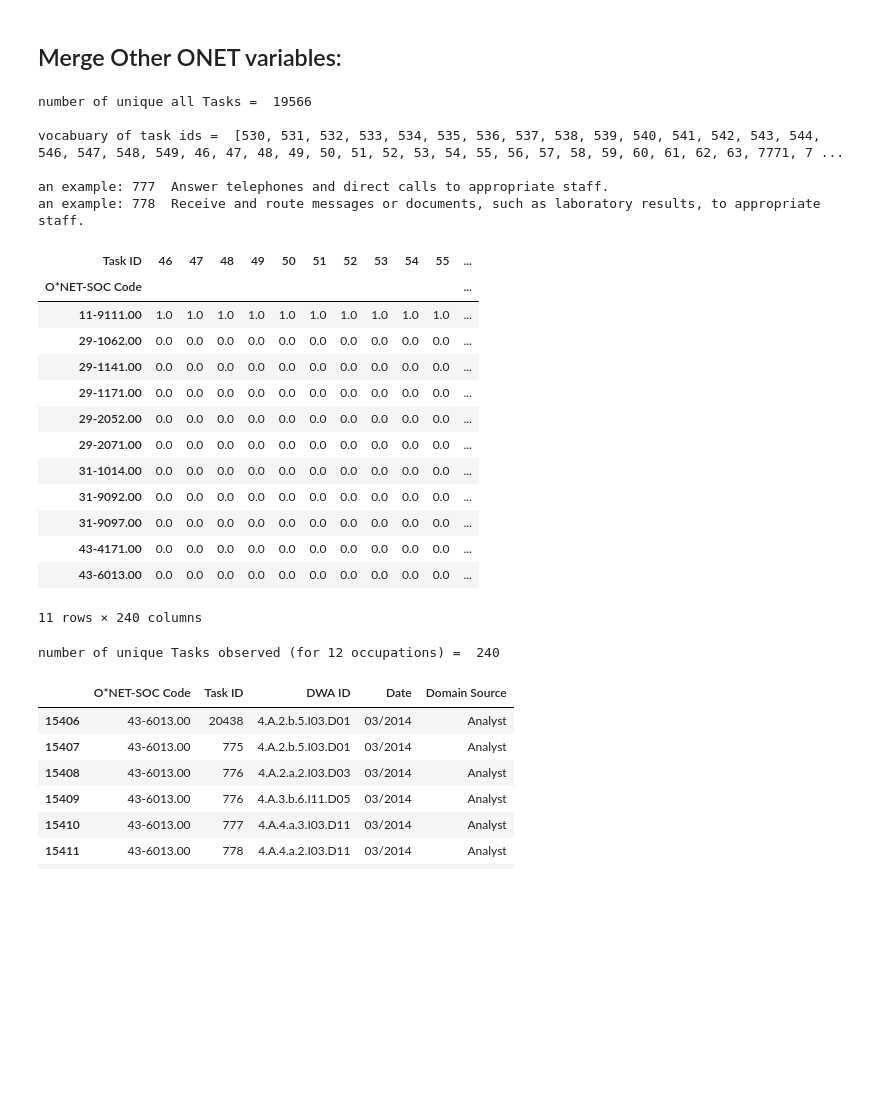
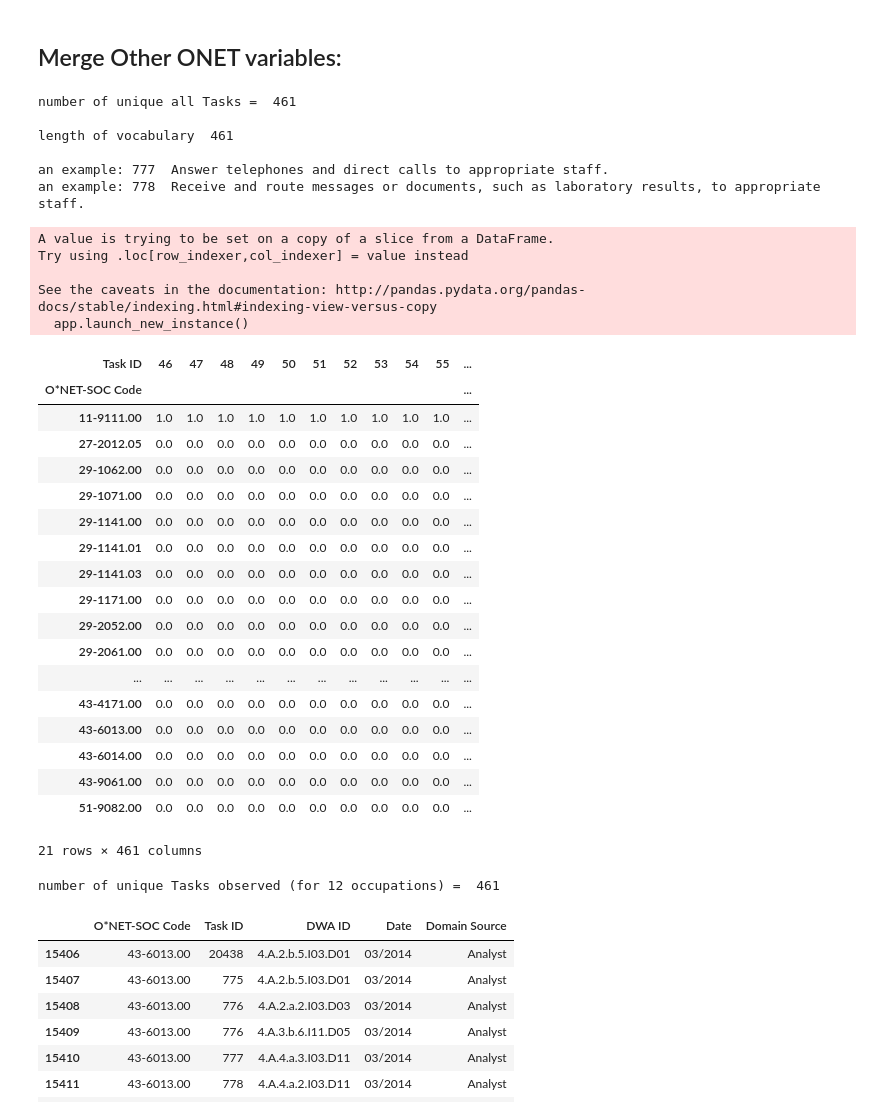
Before and after one commit to PDuckworth/FutureOf, a Jupyter notebook: FutureOfHealthcare/occupation_onet_variables.ipynb, the cells around one changed output. Saved outputs shown, nothing was run; the diff lists cells and outputs as text; code cells hidden in the pictures; blank space fills up the shorter version.

```diff
--- a/FutureOfHealthcare/occupation_onet_variables.ipynb
+++ b/FutureOfHealthcare/occupation_onet_variables.ipynb
@@ -12,11 +12,14 @@ Observational Data:
 import os
 import numpy as np
 import pandas as pd
+import getpass
 import matplotlib.pyplot as plt
 %matplotlib inline
 
-datasets = '/home/paul/Datasets/ONET/'
-excel_doc = pd.ExcelFile(os.path.join(datasets, 'FoHC/Future of healthcare sample data.xlsx'))
+datasets = '/home/'+ getpass.getuser() +'/Datasets/ONET/'
+print datasets
+d = os.path.join(datasets, 'FoHC/Future of healthcare sample data.xlsx')
+excel_doc = pd.ExcelFile(d)
 matts_data = excel_doc.parse("Data").fillna("-")
 
 matts_data
@@ -117,10 +139,10 @@ for ind, (onet_occ, ob_occ) in enumerate(sorted(occupations_mapping.items())):
 
 # df.index = [range(len(occupations_mapping))]
 
-cols = ['Observed Occupation', 'O*NET-SOC Code', 'O*NET Occupation title', 'Description']
+cols = ['Observed Occupation', 'O*NET Occupation title', 'O*NET-SOC Code','Description']
 df = df[cols]
 # df.to_csv('/home/paul/example.csv')
-
+print df.shape
 df
 # %% [output]
 A value is trying to be set on a copy of a slice from a DataFrame.
@@ -205,48 +202,59 @@ Merge Other ONET variables:
 ---
 # %%
 #Tasks per SOC:
-tasks = pd.read_table(os.path.join(datasets, 'databases/db2016/Task Statements.txt'), sep='\t')
+tasks_all = pd.read_table(os.path.join(datasets, 'databases/db2016/Task Statements.txt'), sep='\t')
 print "\nnumber of unique all Tasks = ", tasks["Task ID"].nunique()
 
-tasks = tasks[ tasks['O*NET-SOC Code'].isin(df['O*NET-SOC Code'].values)]
+tasks_red = tasks_all[ tasks_all['O*NET-SOC Code'].isin(df['O*NET-SOC Code'].values)]
 
-vocabulary = dict(zip(tasks['Task ID'], tasks['Task']))
-print "\nvocabuary of task ids = ", vocabulary.keys()
-
+vocabulary = dict(zip(tasks_red['Task ID'], tasks_red['Task']))
+print "\nlength of vocabulary ", len(vocabulary.keys())
+# print "\nvocabuary of task ids = ", vocabulary.keys()
 print "\nan example: 777 ", vocabulary[777]
 print "an example: 778 ", vocabulary[778]
 
+
 variables = ['O*NET-SOC Code', 'Task ID']
-tasks = tasks[variables]
+tasks = tasks_red[variables]
 tasks['bin'] = 1
 
 pivot = tasks.pivot(index = 'O*NET-SOC Code', columns='Task ID', values='bin').fillna(0)
 pivot
 # %% [output]
-number of unique all Tasks =  19566
+number of unique all Tasks =  461
 
-vocabuary of task ids =  [530, 531, 532, 533, 534, 535, 536, 537, 538, 539, 540, 541, 542, 543, 544, 546, 547, 548, 549, 46, 47, 48, 49, 50, 51, 52, 53, 54, 55, 56, 57, 58, 59, 60, 61, 62, 63, 7771, 7 ...
+length of vocabulary  461
 
 an example: 777  Answer telephones and direct calls to appropriate staff.
 an example: 778  Receive and route messages or documents, such as laboratory results, to appropriate staff.
+A value is trying to be set on a copy of a slice from a DataFrame.
+Try using .loc[row_indexer,col_indexer] = value instead
+
+See the caveats in the documentation: http://pandas.pydata.org/pandas-docs/stable/indexing.html#indexing-view-versus-copy
+  app.launch_new_instance()
 | Task ID | 46 | 47 | 48 | 49 | 50 | 51 | 52 | 53 | 54 | 55 | ... |
 | O*NET-SOC Code |  |  |  |  |  |  |  |  |  |  | ... |
 | 11-9111.00 | 1.0 | 1.0 | 1.0 | 1.0 | 1.0 | 1.0 | 1.0 | 1.0 | 1.0 | 1.0 | ... |
+| 27-2012.05 | 0.0 | 0.0 | 0.0 | 0.0 | 0.0 | 0.0 | 0.0 | 0.0 | 0.0 | 0.0 | ... |
 | 29-1062.00 | 0.0 | 0.0 | 0.0 | 0.0 | 0.0 | 0.0 | 0.0 | 0.0 | 0.0 | 0.0 | ... |
+| 29-1071.00 | 0.0 | 0.0 | 0.0 | 0.0 | 0.0 | 0.0 | 0.0 | 0.0 | 0.0 | 0.0 | ... |
 | 29-1141.00 | 0.0 | 0.0 | 0.0 | 0.0 | 0.0 | 0.0 | 0.0 | 0.0 | 0.0 | 0.0 | ... |
+| 29-1141.01 | 0.0 | 0.0 | 0.0 | 0.0 | 0.0 | 0.0 | 0.0 | 0.0 | 0.0 | 0.0 | ... |
+| 29-1141.03 | 0.0 | 0.0 | 0.0 | 0.0 | 0.0 | 0.0 | 0.0 | 0.0 | 0.0 | 0.0 | ... |
 | 29-1171.00 | 0.0 | 0.0 | 0.0 | 0.0 | 0.0 | 0.0 | 0.0 | 0.0 | 0.0 | 0.0 | ... |
 | 29-2052.00 | 0.0 | 0.0 | 0.0 | 0.0 | 0.0 | 0.0 | 0.0 | 0.0 | 0.0 | 0.0 | ... |
-| 29-2071.00 | 0.0 | 0.0 | 0.0 | 0.0 | 0.0 | 0.0 | 0.0 | 0.0 | 0.0 | 0.0 | ... |
-| 31-1014.00 | 0.0 | 0.0 | 0.0 | 0.0 | 0.0 | 0.0 | 0.0 | 0.0 | 0.0 | 0.0 | ... |
-| 31-9092.00 | 0.0 | 0.0 | 0.0 | 0.0 | 0.0 | 0.0 | 0.0 | 0.0 | 0.0 | 0.0 | ... |
-| 31-9097.00 | 0.0 | 0.0 | 0.0 | 0.0 | 0.0 | 0.0 | 0.0 | 0.0 | 0.0 | 0.0 | ... |
+| 29-2061.00 | 0.0 | 0.0 | 0.0 | 0.0 | 0.0 | 0.0 | 0.0 | 0.0 | 0.0 | 0.0 | ... |
+| ... | ... | ... | ... | ... | ... | ... | ... | ... | ... | ... | ... |
 | 43-4171.00 | 0.0 | 0.0 | 0.0 | 0.0 | 0.0 | 0.0 | 0.0 | 0.0 | 0.0 | 0.0 | ... |
 | 43-6013.00 | 0.0 | 0.0 | 0.0 | 0.0 | 0.0 | 0.0 | 0.0 | 0.0 | 0.0 | 0.0 | ... |
+| 43-6014.00 | 0.0 | 0.0 | 0.0 | 0.0 | 0.0 | 0.0 | 0.0 | 0.0 | 0.0 | 0.0 | ... |
+| 43-9061.00 | 0.0 | 0.0 | 0.0 | 0.0 | 0.0 | 0.0 | 0.0 | 0.0 | 0.0 | 0.0 | ... |
+| 51-9082.00 | 0.0 | 0.0 | 0.0 | 0.0 | 0.0 | 0.0 | 0.0 | 0.0 | 0.0 | 0.0 | ... |
-11 rows × 240 columns
+21 rows × 461 columns
 # %%
 print "\nnumber of unique Tasks observed (for 12 occupations) = ", sum(pivot.sum(axis = 0)==1)
 # %% [output]
-number of unique Tasks observed (for 12 occupations) =  240
+number of unique Tasks observed (for 12 occupations) =  461
 # %%
 #Task DWAs (detailed work activitiy code):
 taskDWA = pd.read_table(os.path.join(datasets, 'databases/db2016/Tasks to DWAs.txt'), sep='\t')
```
Also changed, not shown: parts of 20 cells of this notebook.
